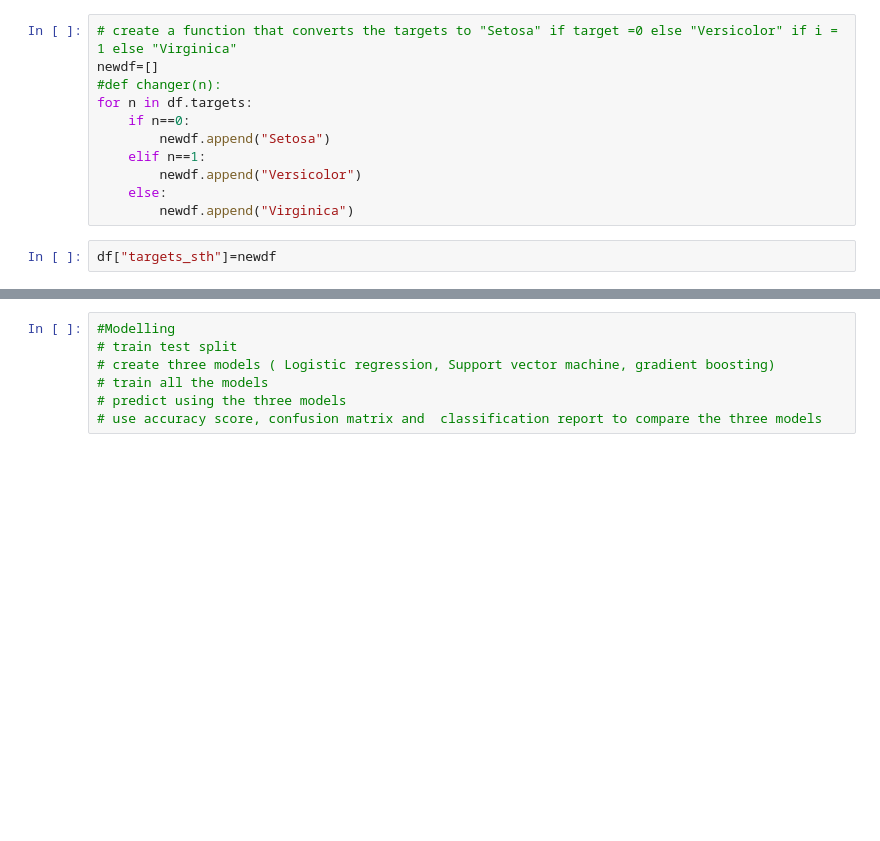
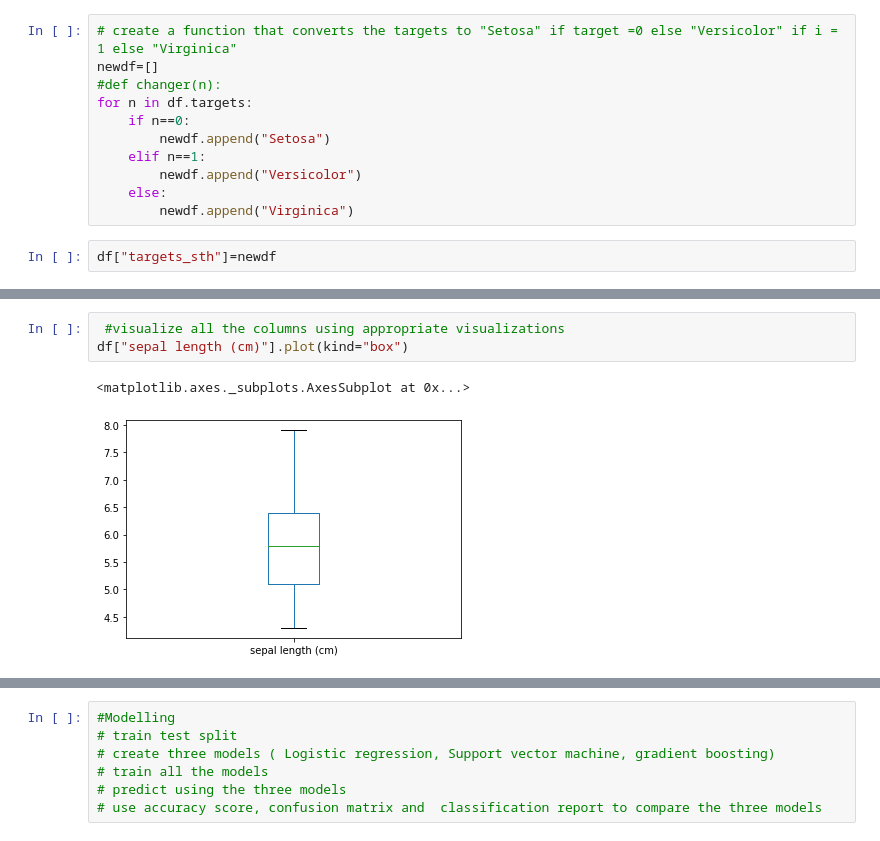
Before and after one commit to alexgachiri/Training, a Jupyter notebook: Iris project/Iris Project.ipynb, the cells around one changed output, grey strips where cells are left out. Saved outputs shown, nothing was run; the diff lists cells and outputs as text; blank space fills up the shorter version.

```diff
--- a/Iris project/Iris Project.ipynb
+++ b/Iris project/Iris Project.ipynb
@@ -110,0 +111,6 @@ df.head()
+# %%
+ #visualize all the columns using appropriate visualizations
+df["sepal length (cm)"].plot(kind="box")
+# %% [output]
+<matplotlib.axes._subplots.AxesSubplot at 0x...>
+[figure, added]
```
Also changed, not shown: parts of 17 cells of this notebook.
